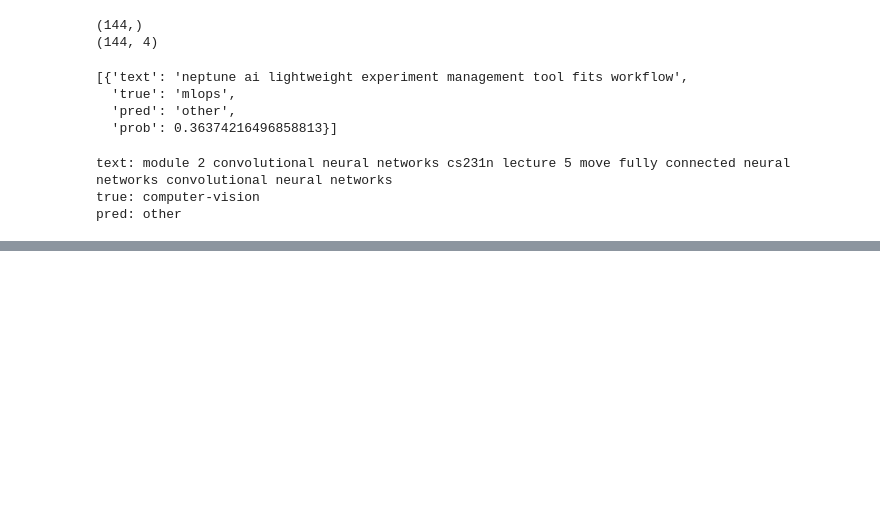
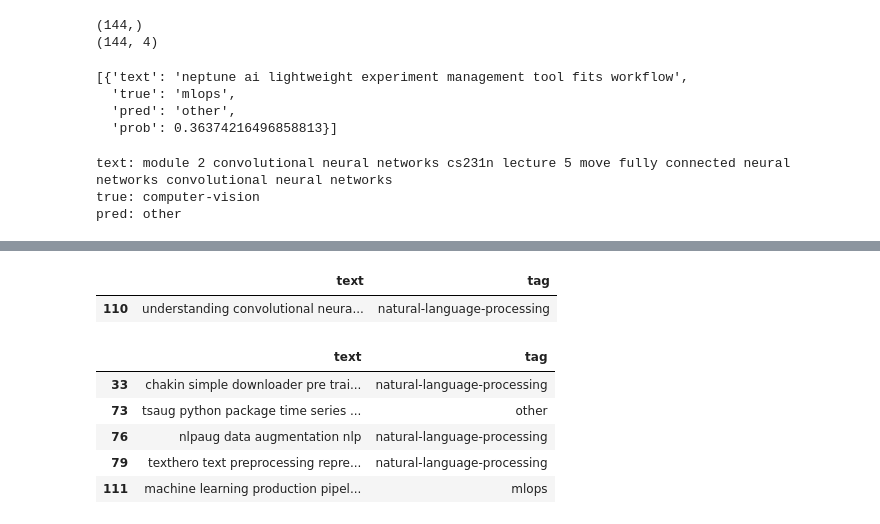
Before and after one commit to mukul74/DailyPractise, a Jupyter notebook: MLops/Project1.ipynb, the cells around one changed output, grey strips where cells are left out. Cells and saved outputs as stored; diff of their text form; code cells hidden in the pictures; blank space fills up the shorter version.

```diff
--- a/MLops/Project1.ipynb
+++ b/MLops/Project1.ipynb
@@ -1219,0 +1227,21 @@ from snorkel.slicing import slicing_function
+# %%
+@slicing_function()
+def short_text(x):
+    """Projects with short titles and descriptions."""
+    return len(x.text.split()) < 8  # less than 8 words
+# %%
+nlp_cnn_df = slice_dataframe(test_df, nlp_cnn)
+nlp_cnn_df[["text", "tag"]].head()
+# %% [output]
+|  | text | tag |
+| 110 | understanding convolutional neura... | natural-language-processing |
+# %%
+short_text_df = slice_dataframe(test_df, short_text)
+short_text_df[["text", "tag"]].head()
+# %% [output]
+|  | text | tag |
+| 33 | chakin simple downloader pre trai... | natural-language-processing |
+| 73 | tsaug python package time series ... | other |
+| 76 | nlpaug data augmentation nlp | natural-language-processing |
+| 79 | texthero text preprocessing repre... | natural-language-processing |
+| 111 | machine learning production pipel... | mlops |
```
Also changed, not shown: parts of 31 cells of this notebook.
